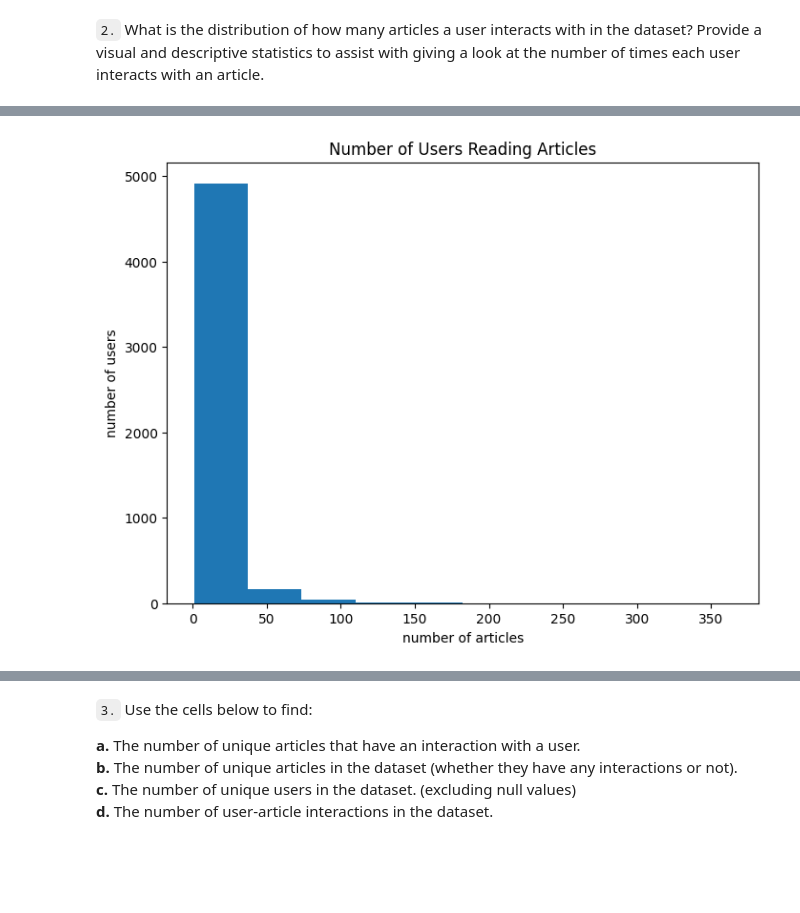
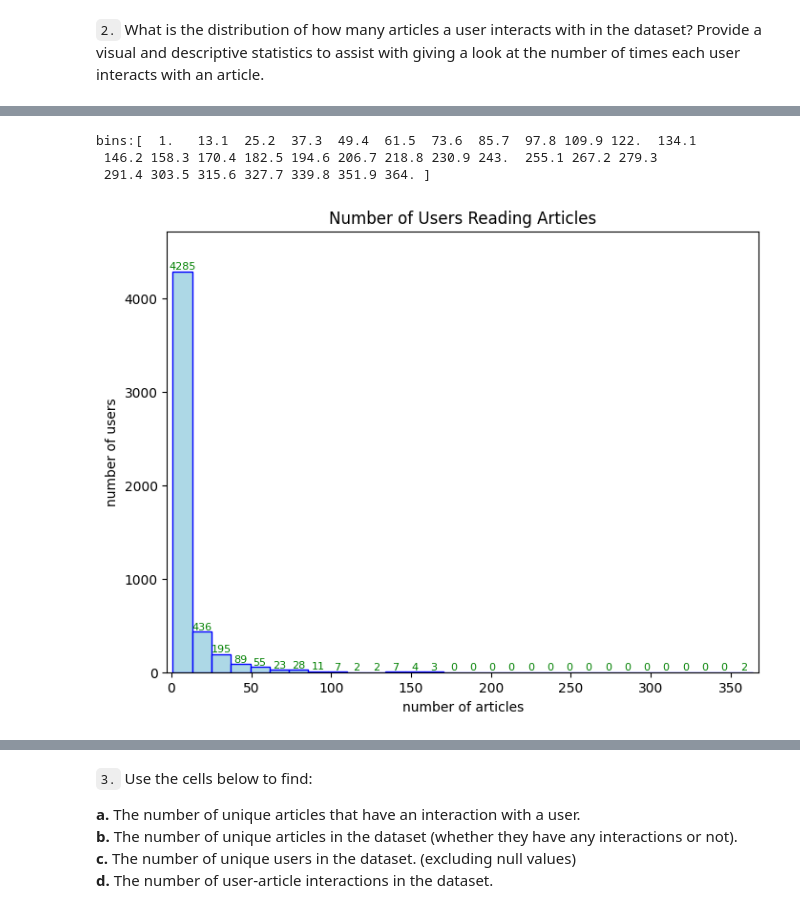
Before and after one commit to pcbinwal/RecommendationSystem_IBM, a Jupyter notebook: Recommendations_with_IBM.ipynb, the cells around one changed output, grey strips where cells are left out. Drawn from its saved outputs; the diff is of its cells as text; code cells hidden in the pictures; blank space fills up the shorter version.

```diff
--- a/Recommendations_with_IBM.ipynb
+++ b/Recommendations_with_IBM.ipynb
@@ -72,5 +77,5 @@ dtype: int64
 # %%
 # Some interactions do not have a user associated with it, assume the same user.
-# df.info()
-### check if any duplicate record exists
-# df.duplicated().sum()
+# Fill email NaNs with "unknown_user"
+df.fillna({"email":"unknown_user"}, inplace=True)
+print(f"Total null values filled for 'email' = {df.email.value_counts().filter(like="unknown_user").iloc[0]}")
@@ -100,3 +83,0 @@ Number of Null email values is: 17
-# %%
-# Fill email NaNs with "unknown_user"
-df.email.fillna(value="unknown_user", inplace=True)
@@ -126,11 +111,17 @@ user_interaction = df.groupby('email')['article_id'].count().sort_values(ascendi
 # %%
 # Create a plot of the number of articles read by each user
-
 plt.figure(figsize=(8,6))
-user_interaction.plot(kind='hist')
+# user_interaction.plot(kind='hist')
+values, bins, bars = plt.hist(user_interaction, edgecolor='blue', color='lightblue', bins=30)
+print(f"bins:{bins}")
 plt.xlabel('number of articles')
 plt.ylabel('number of users')
 plt.title('Number of Users Reading Articles')
+plt.bar_label(bars, fontsize=8, color='green')
+plt.margins(x=0.01, y=0.1)
 plt.show()
 # %% [output]
+bins:[  1.   13.1  25.2  37.3  49.4  61.5  73.6  85.7  97.8 109.9 122.  134.1
+ 146.2 158.3 170.4 182.5 194.6 206.7 218.8 230.9 243.  255.1 267.2 279.3
+ 291.4 303.5 315.6 327.7 339.8 351.9 364. ]
-[figure, old version]
+[figure, new version]
```
Also changed, not shown: parts of 76 cells of this notebook, 2 other files.
